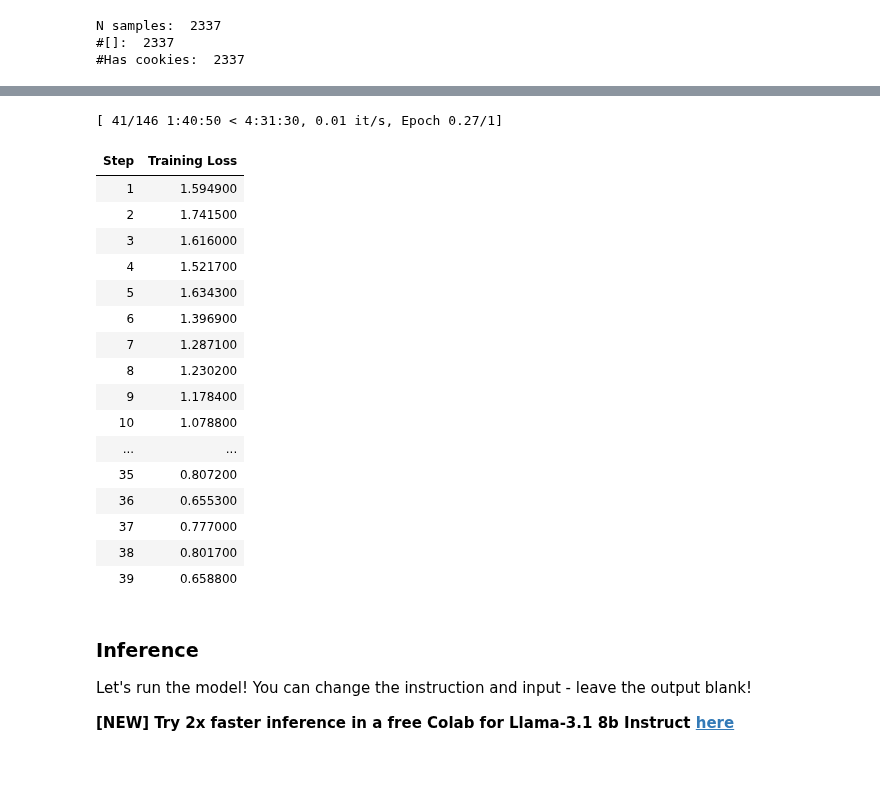
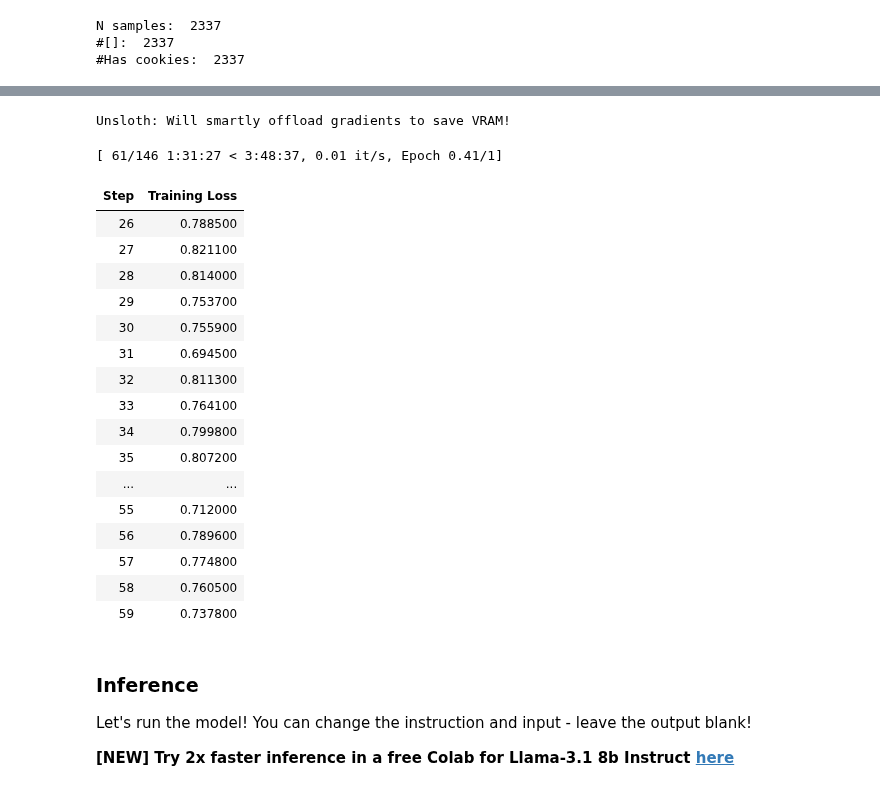
Before and after one commit to hasonsk/Finetune-LLM-for-deteting-cookie, a Jupyter notebook: Qwen2_5_3B_Instruct_SFT.ipynb, the cells around one changed output, grey strips where cells are left out. Saved outputs shown, nothing was run; the diff lists cells and outputs as text; code cells hidden in the pictures.

```diff
--- a/Qwen2_5_3B_Instruct_SFT.ipynb
+++ b/Qwen2_5_3B_Instruct_SFT.ipynb
@@ -374,5 +367,5 @@ GPU = Tesla T4. Max memory = 14.741 GB.
 # %%
-trainer_stats = trainer.train()
+trainer_stats = trainer.train(resume_from_checkpoint=True)
 # %% [output]
 ==((====))==  Unsloth - 2x faster free finetuning | Num GPUs used = 1
    \\   /|    Num examples = 4,674 | Num Epochs = 1 | Total steps = 146
@@ -382,21 +376,22 @@ O^O/ \_/ \    Batch size per device = 8 | Gradient accumulation steps = 4
-[ 41/146 1:40:50 < 4:31:30, 0.01 it/s, Epoch 0.27/1]
+Unsloth: Will smartly offload gradients to save VRAM!
+[ 61/146 1:31:27 < 3:48:37, 0.01 it/s, Epoch 0.41/1]
 | Step | Training Loss |
-| 1 | 1.594900 |
-| 2 | 1.741500 |
-| 3 | 1.616000 |
-| 4 | 1.521700 |
-| 5 | 1.634300 |
-| 6 | 1.396900 |
-| 7 | 1.287100 |
-| 8 | 1.230200 |
-| 9 | 1.178400 |
-| 10 | 1.078800 |
+| 26 | 0.788500 |
+| 27 | 0.821100 |
+| 28 | 0.814000 |
+| 29 | 0.753700 |
+| 30 | 0.755900 |
+| 31 | 0.694500 |
+| 32 | 0.811300 |
+| 33 | 0.764100 |
+| 34 | 0.799800 |
+| 35 | 0.807200 |
 | ... | ... |
-| 35 | 0.807200 |
-| 36 | 0.655300 |
-| 37 | 0.777000 |
-| 38 | 0.801700 |
-| 39 | 0.658800 |
+| 55 | 0.712000 |
+| 56 | 0.789600 |
+| 57 | 0.774800 |
+| 58 | 0.760500 |
+| 59 | 0.737800 |
 # %%
 output_dir = "/content/drive/MyDrive/Project/Models-v3/Qwen2.5-3B-Instruct_SFT/saved_model",
 model.save_pretrained(output_dir)  # Local saving
```
Also changed, not shown: parts of 5 cells of this notebook.
